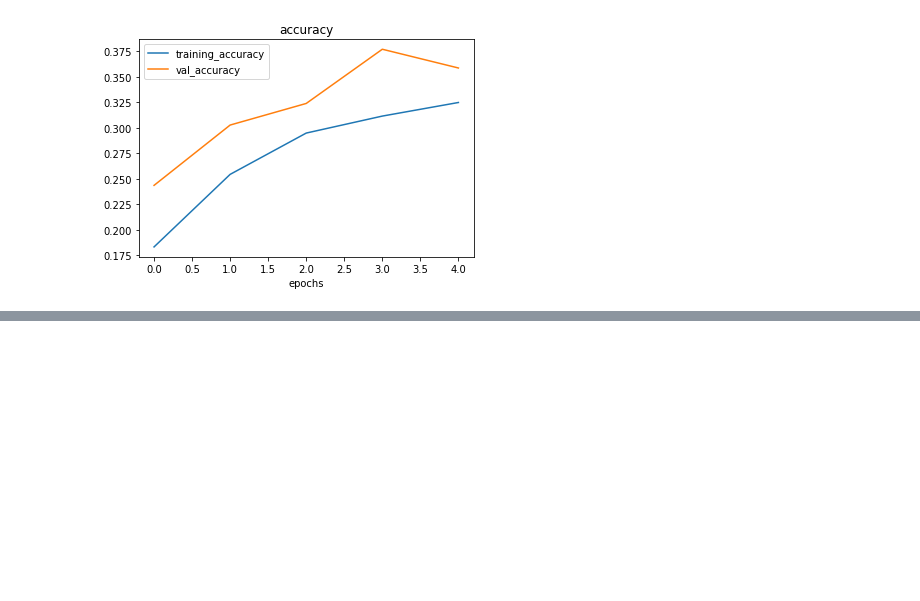
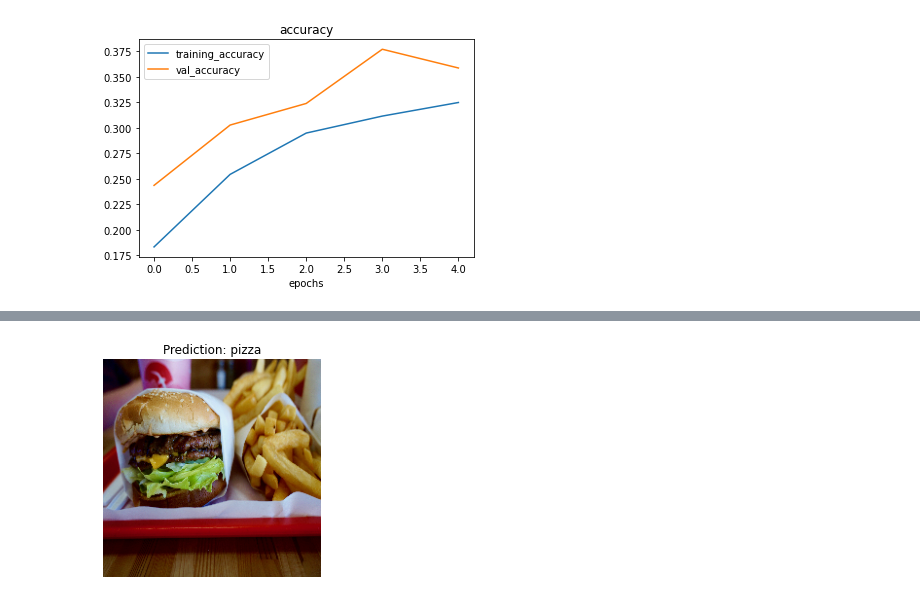
Before and after one commit to donheshanthaka/TensorFlow-Deep-Learning, a Jupyter notebook: 03_introduction_to_computer_vision_tensorflow.ipynb, the cells around one changed output, grey strips where cells are left out. Saved outputs shown, nothing was run; the diff lists cells and outputs as text; code cells hidden in the pictures; blank space fills up the shorter version.

```diff
--- a/03_introduction_to_computer_vision_tensorflow.ipynb
+++ b/03_introduction_to_computer_vision_tensorflow.ipynb
@@ -1411,0 +1489,6 @@ plot_loss_curves(history_10)
+# %%
+pred_and_plot(model = model_10,
+              filename = "03-hamburger.jpeg",
+              class_names = class_names)
+# %% [output]
+[figure, added]
```
Also changed, not shown: parts of 7 cells of this notebook.
